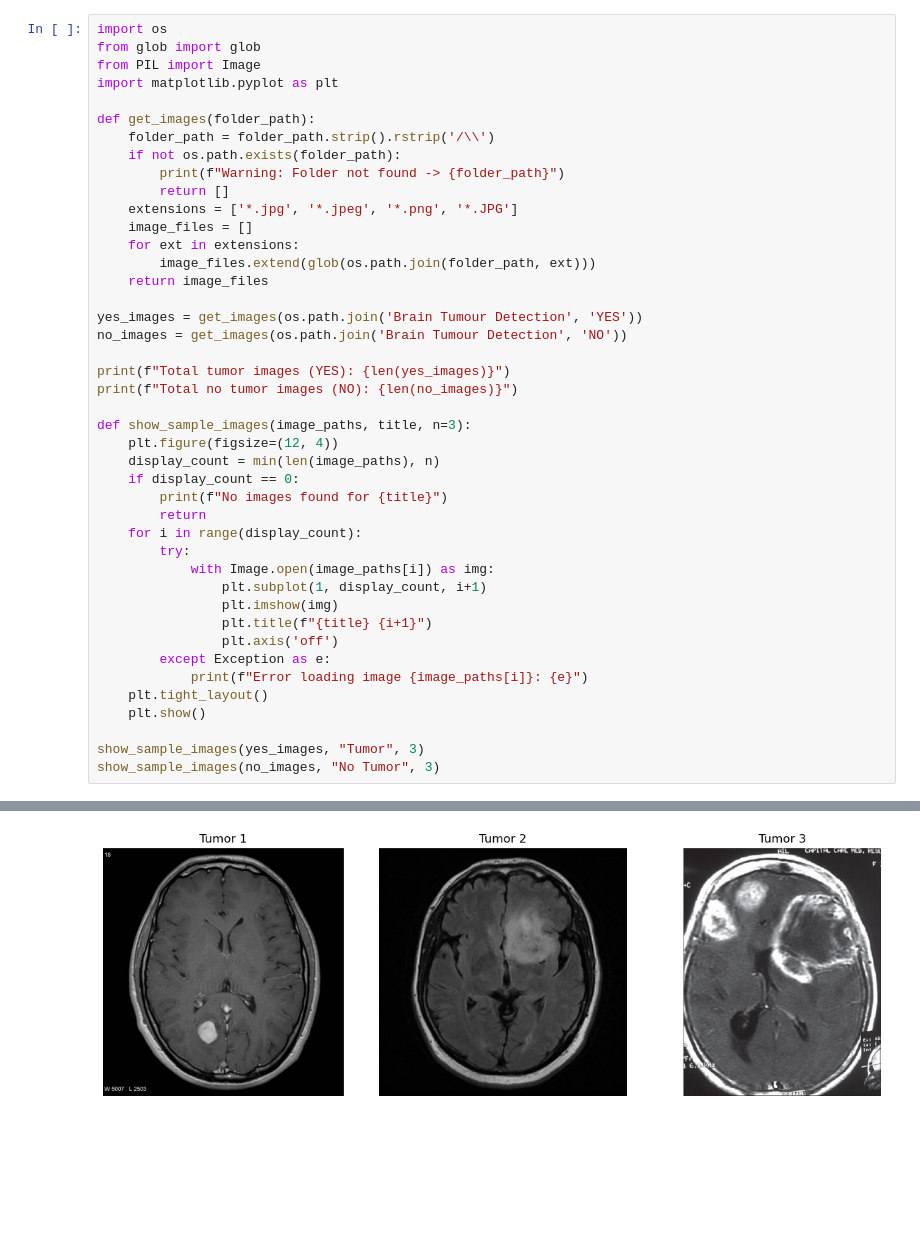
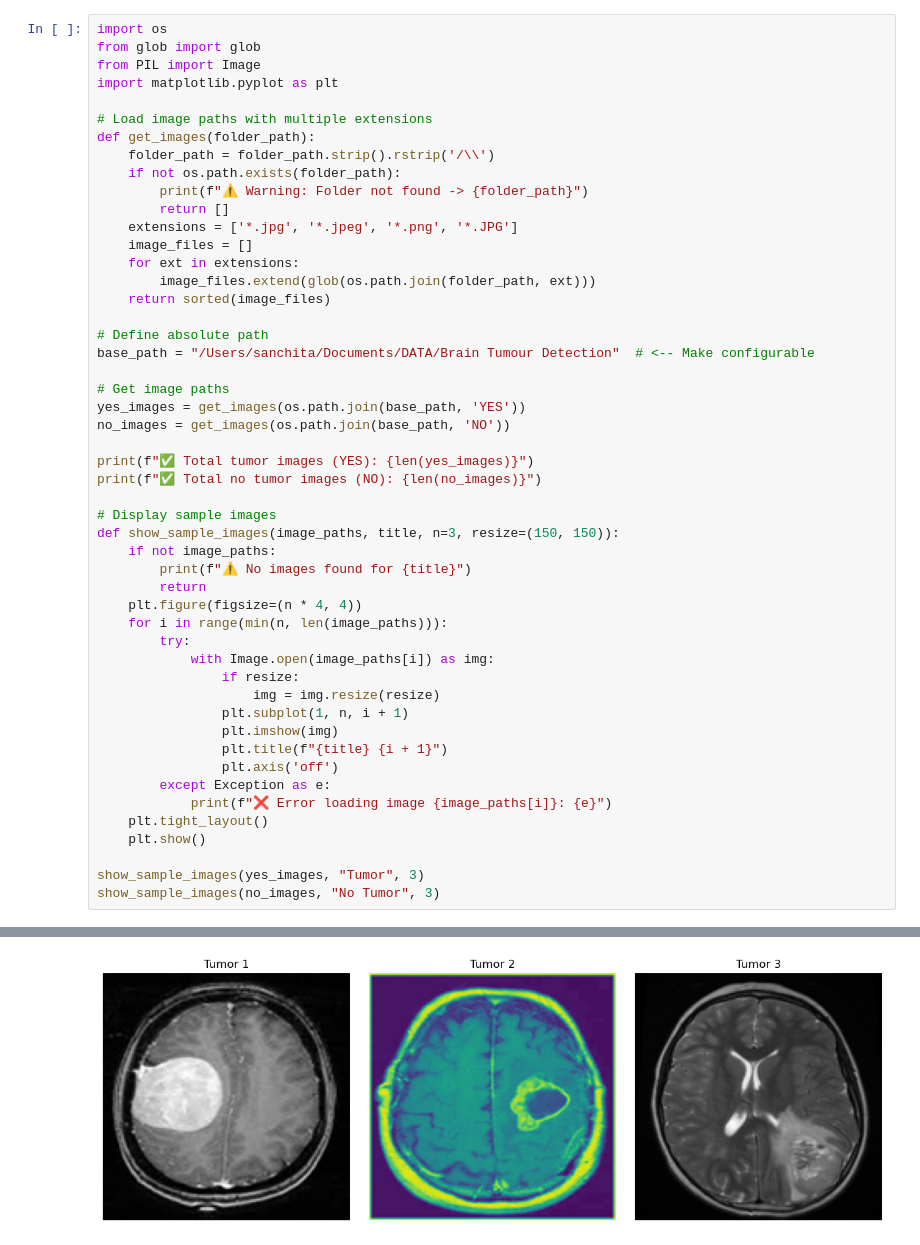
Before and after one commit to sanchitash15/Brain-Tumor-Detection, a Jupyter notebook: Brain_Tumour_Detection.ipynb, the cells around one changed output, grey strips where cells are left out. Drawn from its saved outputs; the diff is of its cells as text; blank space fills up the shorter version.

```diff
--- a/Brain_Tumour_Detection.ipynb
+++ b/Brain_Tumour_Detection.ipynb
@@ -24,38 +65,45 @@ from glob import glob
 from PIL import Image
 import matplotlib.pyplot as plt
 
+# Load image paths with multiple extensions
 def get_images(folder_path):
     folder_path = folder_path.strip().rstrip('/\\')
     if not os.path.exists(folder_path):
-        print(f"Warning: Folder not found -> {folder_path}")
+        print(f"⚠️ Warning: Folder not found -> {folder_path}")
         return []
     extensions = ['*.jpg', '*.jpeg', '*.png', '*.JPG']
     image_files = []
     for ext in extensions:
         image_files.extend(glob(os.path.join(folder_path, ext)))
-    return image_files
+    return sorted(image_files)
 
-yes_images = get_images(os.path.join('Brain Tumour Detection', 'YES'))
-no_images = get_images(os.path.join('Brain Tumour Detection', 'NO'))
+# Define absolute path
+base_path = "/Users/sanchita/Documents/DATA/Brain Tumour Detection"  # <-- Make configurable
 
-print(f"Total tumor images (YES): {len(yes_images)}")
-print(f"Total no tumor images (NO): {len(no_images)}")
+# Get image paths
+yes_images = get_images(os.path.join(base_path, 'YES'))
+no_images = get_images(os.path.join(base_path, 'NO'))
 
-def show_sample_images(image_paths, title, n=3):
-    plt.figure(figsize=(12, 4))
-    display_count = min(len(image_paths), n)
-    if display_count == 0:
-        print(f"No images found for {title}")
+print(f"✅ Total tumor images (YES): {len(yes_images)}")
+print(f"✅ Total no tumor images (NO): {len(no_images)}")
+
+# Display sample images
+def show_sample_images(image_paths, title, n=3, resize=(150, 150)):
+    if not image_paths:
+        print(f"⚠️ No images found for {title}")
         return
-    for i in range(display_count):
+    plt.figure(figsize=(n * 4, 4))
+    for i in range(min(n, len(image_paths))):
         try:
             with Image.open(image_paths[i]) as img:
-                plt.subplot(1, display_count, i+1)
+                if resize:
+                    img = img.resize(resize)
+                plt.subplot(1, n, i + 1)
                 plt.imshow(img)
-                plt.title(f"{title} {i+1}")
+                plt.title(f"{title} {i + 1}")
                 plt.axis('off')
         except Exception as e:
-            print(f"Error loading image {image_paths[i]}: {e}")
+            print(f"❌ Error loading image {image_paths[i]}: {e}")
     plt.tight_layout()
     plt.show()
 
@@ -67 +115 @@ Total no tumor images (NO): 98
-[figure, old version]
+[figure, new version]
```
Also changed, not shown: parts of 38 cells of this notebook, 2 other files.
